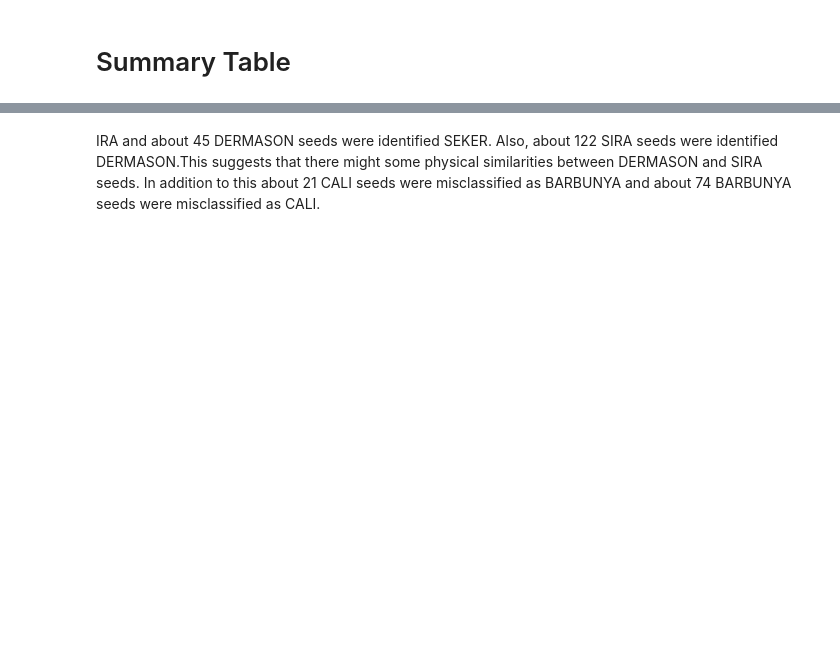
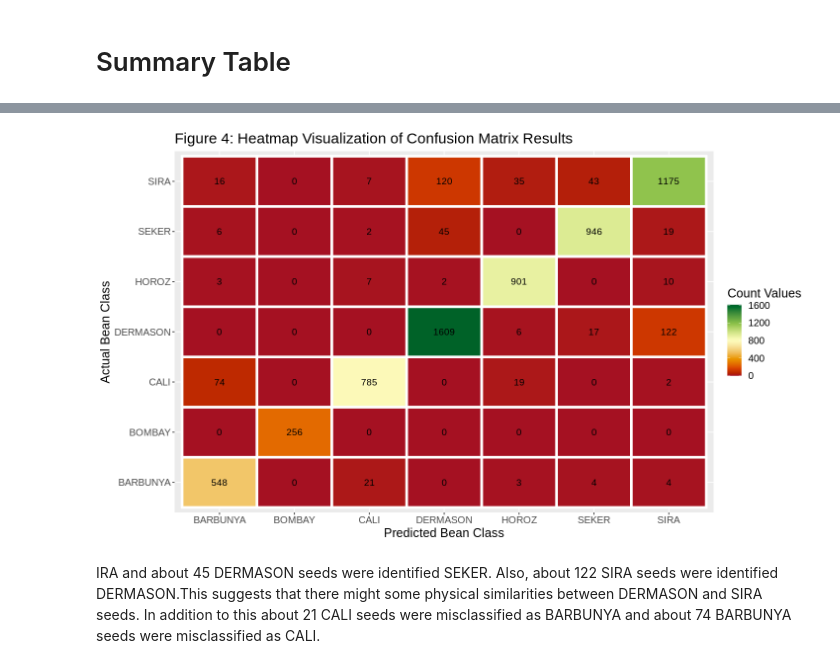
Before and after one commit to pranjali-22/DSCI100, a Jupyter notebook: Final Project.ipynb, the cells around one changed output, grey strips where cells are left out. Cells and saved outputs as stored; diff of their text form; code cells hidden in the pictures; blank space fills up the shorter version.

```diff
--- a/Final Project.ipynb
+++ b/Final Project.ipynb
@@ -404,31 +459,33 @@ confusion
 # %%
 # Heat map based on the confusion matrix
 value =c(946,  6,  0,    2,     0,   19 ,      45,
       4,   548,      0,   21,     3,    4,  0,
       0,    0,    256,    0,     0,    0,    0,
       0,    74,      0,  785,    19,    2,    0,
       0,     3,      0,    7,   901,   10,    2,
       43,    16,      0,    7,    35, 1175,   120,
       17,     0,      0,   0,     6,  122,    1609)
 predicted <- c(rep(c("SEKER", "BARBUNYA", "BOMBAY", "CALI", "HOROZ", "SIRA", "DERMASON"), 7))
 actual <- c(rep("SEKER",7), rep("BARBUNYA",7), rep("BOMBAY",7),rep("CALI",7),rep("HOROZ",7),rep("SIRA",7),rep( "DERMASON",7))
 
 conf_matriz <- tibble(actual, predicted, value)
 
 
 # Heatmap for correlation of variables
 heat_map <- ggplot(conf_matriz, aes(x = predicted, y= actual , fill = value)) +
   geom_tile(color = "white",
             lwd = 1.5,
             linetype = 1)+
     xlab("Predicted Bean Class")+
     ylab("Actual Bean Class")+
   geom_text(aes(label = value), color = "black", size = 4)+
   scale_fill_gradientn(colors = hcl.colors(30, "RdYlGn")) +
  guides(fill = guide_colourbar(title = "Count Values"))+
-  ggtitle("Heatmap based of confusion matrix")+
+  ggtitle("Figure 4: Heatmap Visualization of Confusion Matrix Results")+
     theme(text=element_text(size=15))
 heat_map
+# %% [output]
+[figure, added]
 # %% [markdown]
 IRA and about 45 DERMASON seeds were identified SEKER. Also, about 122 SIRA seeds were identified DERMASON.This suggests that there might some physical similarities between DERMASON and SIRA seeds. In addition to this about 21 CALI seeds were misclassified as BARBUNYA and about 74 BARBUNYA seeds were misclassified as CALI.
 # %%
```
Also changed, not shown: parts of 9 cells of this notebook.
